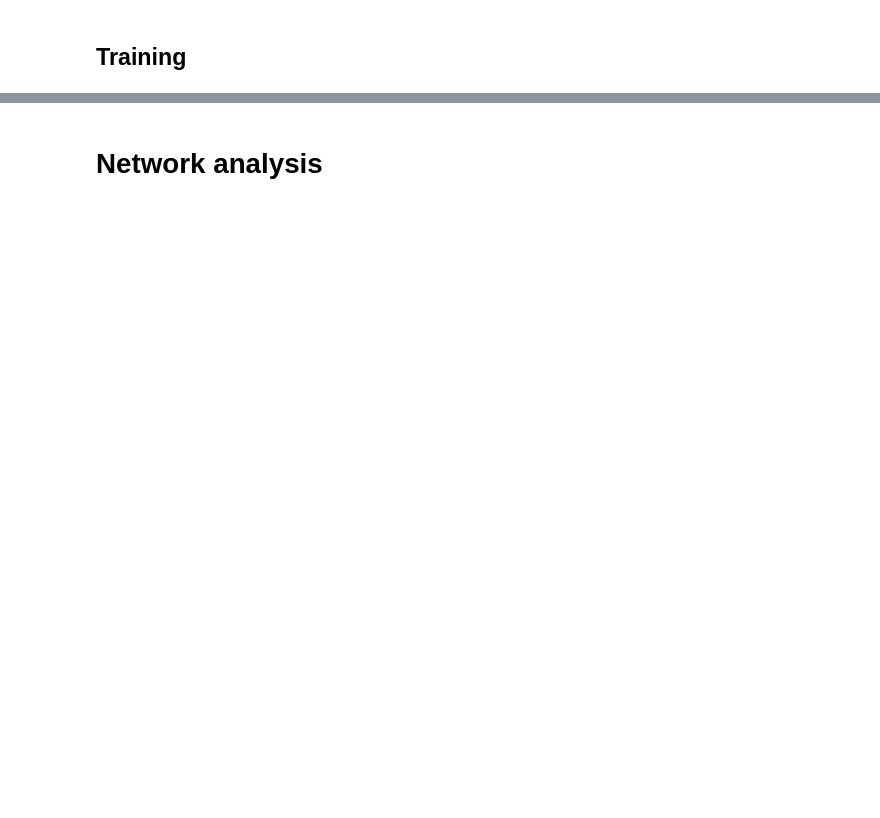
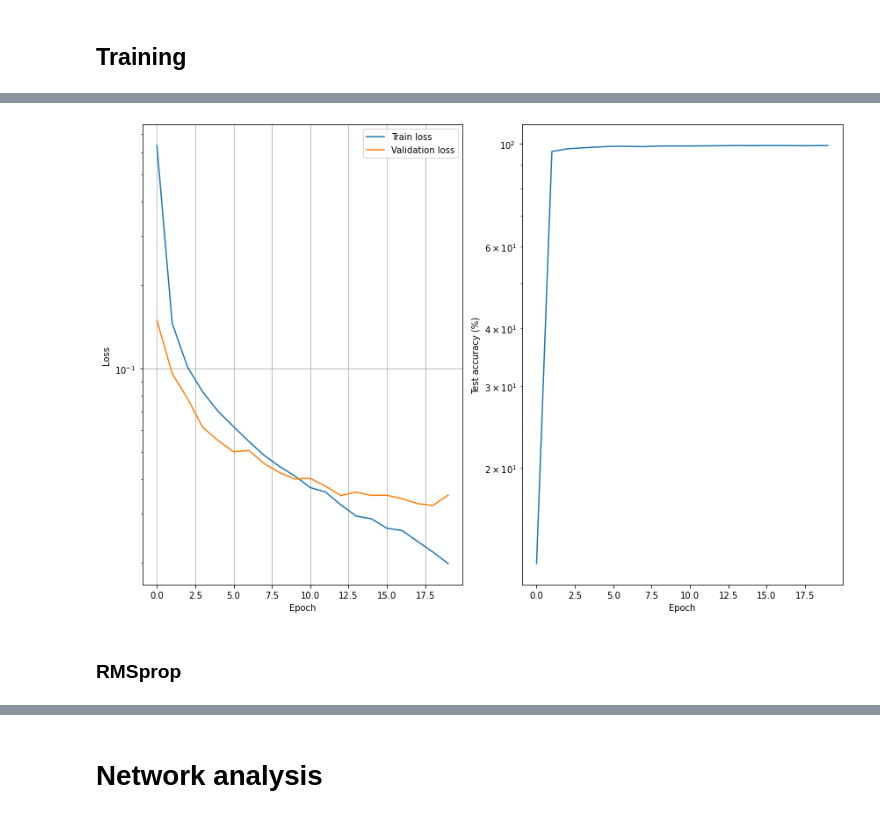
Before and after one commit to abassi98/NNDL, a Jupyter notebook: Homework_1/Classification.ipynb, the cells around one changed output, grey strips where cells are left out. Drawn from its saved outputs; the diff is of its cells as text; code cells hidden in the pictures; blank space fills up the shorter version.

```diff
--- a/Homework_1/Classification.ipynb
+++ b/Homework_1/Classification.ipynb
@@ -235,0 +153,12 @@ Network initialized
+# %%
+# Define the networks
+filename = "ConvNet_sgdmom.torch"
+parameters = {
+    "act" : nn.ReLU,
+    "drop_p" : 0.1,
+}
+
+# Inizialize the network
+torch.manual_seed(0)
+net = ConvNet(parameters)
+net.to(device)
@@ -235,0 +185,31 @@ Network initialized
+# %%
+# Define the loss function
+loss_function = nn.CrossEntropyLoss()
+
+# Define the optimizer
+optimizer = optim.SGD(net.parameters(), lr = 0.01, momentum = 0.9, weight_decay = 0.0)
+# %%
+# Training
+max_num_epochs = 20
+early_stopping = False
+train_loss_sgdmom, val_loss_sgdmom, accuracy_sgdmom = train_epochs_acc(net, device, train_dataloader, val_dataloader, test_dataloader, loss_function, optimizer, max_num_epochs, early_stopping = early_stopping)
+# %%
+### Plot losses
+fig = plt.figure(figsize=(12,8))
+ax1 = fig.add_subplot(121)
+ax1.semilogy(train_loss_sgdmom, label='Train loss')
+ax1.semilogy(val_loss_sgdmom, label='Validation loss')
+ax1.set_xlabel('Epoch')
+ax1.set_ylabel('Loss')
+ax1.grid()
+ax1.legend()
+
+ax2 = fig.add_subplot(122)
+ax2.semilogy(accuracy_sgdmom, label = "Test accuracy")
+ax2.set_xlabel("Epoch")
+ax2.set_ylabel("Test accuracy (%)")
+
+plt.tight_layout()
+plt.show()
+# %% [output]
+[figure, added]
@@ -235,0 +224,2 @@ Network initialized
+# %% [markdown]
+### RMSprop
```
Also changed, not shown: parts of 50 cells of this notebook, 3 other files.
